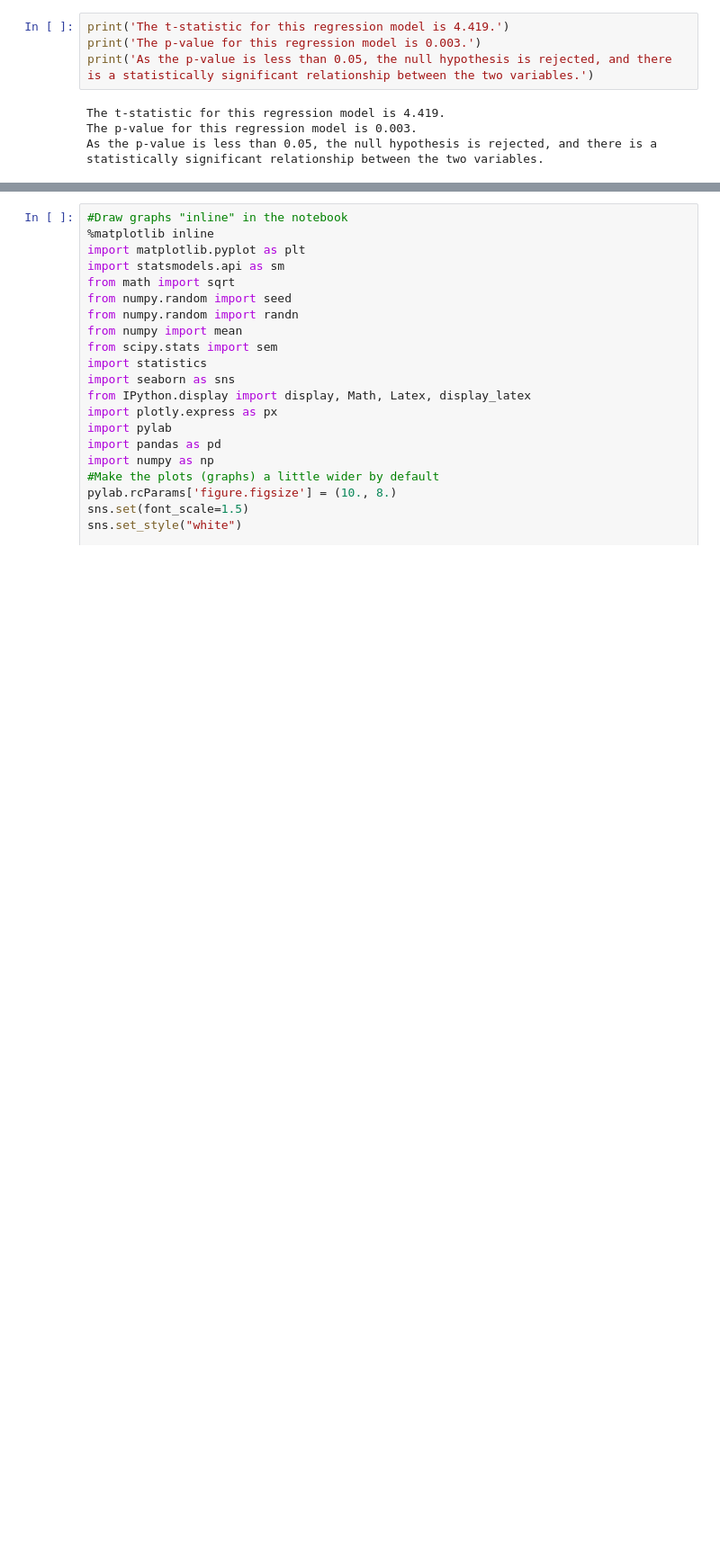
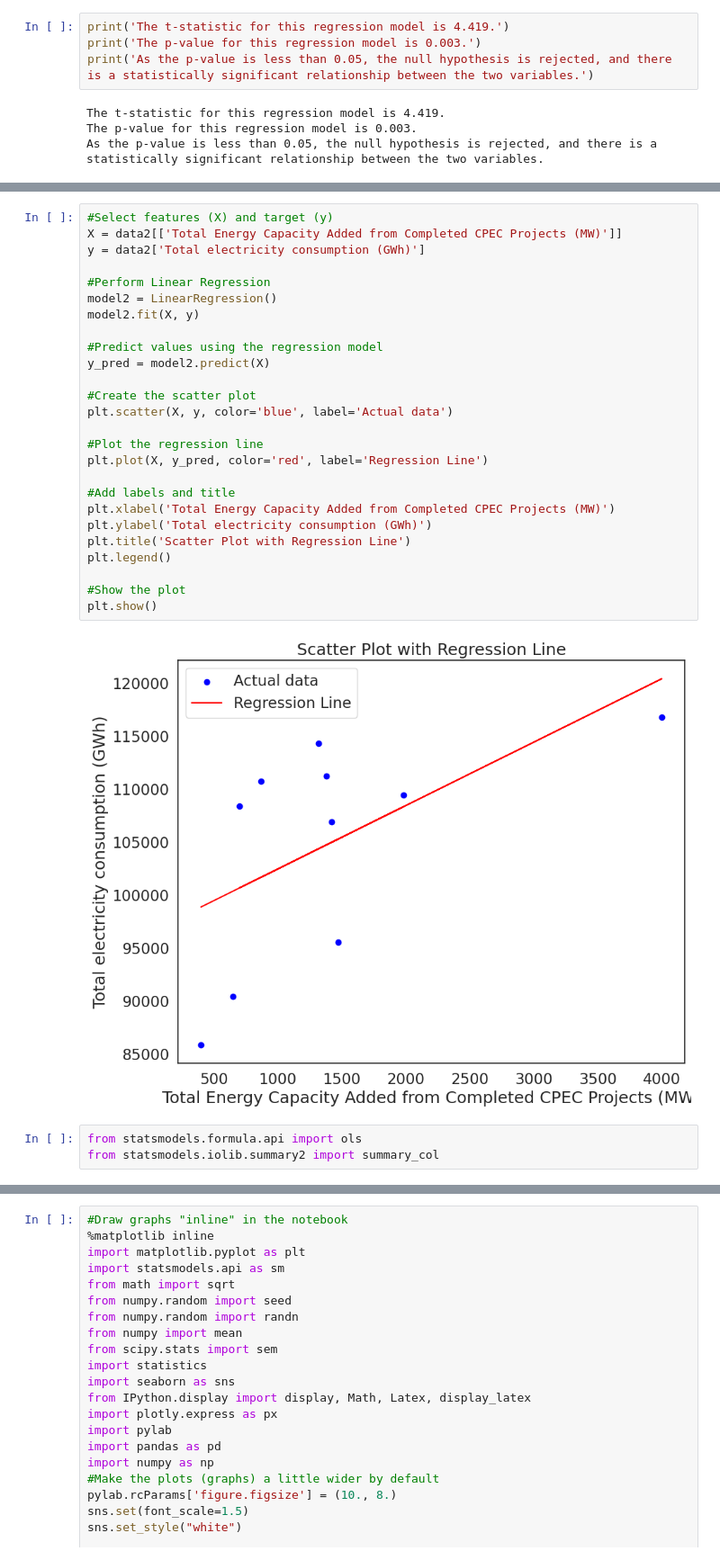
Before and after one commit to ilinashah177/Coursework-Website, a Jupyter notebook: Copy_of_Regression_Investments_and_Energy_Capacity.ipynb, the cells around one changed output, grey strips where cells are left out. Shown at 90% size. Saved outputs shown, nothing was run; the diff lists cells and outputs as text; blank space fills up the shorter version.

```diff
--- a/Copy_of_Regression_Investments_and_Energy_Capacity.ipynb
+++ b/Copy_of_Regression_Investments_and_Energy_Capacity.ipynb
@@ -271,0 +459,31 @@ As the p-value is less than 0.05, the null hypothesis is rejected, and there is
+# %%
+#Select features (X) and target (y)
+X = data2[['Total Energy Capacity Added from Completed CPEC Projects (MW)']]
+y = data2['Total electricity consumption (GWh)']
+
+#Perform Linear Regression
+model2 = LinearRegression()
+model2.fit(X, y)
+
+#Predict values using the regression model
+y_pred = model2.predict(X)
+
+#Create the scatter plot
+plt.scatter(X, y, color='blue', label='Actual data')
+
+#Plot the regression line
+plt.plot(X, y_pred, color='red', label='Regression Line')
+
+#Add labels and title
+plt.xlabel('Total Energy Capacity Added from Completed CPEC Projects (MW)')
+plt.ylabel('Total electricity consumption (GWh)')
+plt.title('Scatter Plot with Regression Line')
+plt.legend()
+
+#Show the plot
+plt.show()
+# %% [output]
+[figure, added]
+# %%
+from statsmodels.formula.api import ols
+from statsmodels.iolib.summary2 import summary_col
```
Also changed, not shown: parts of 13 cells of this notebook.
